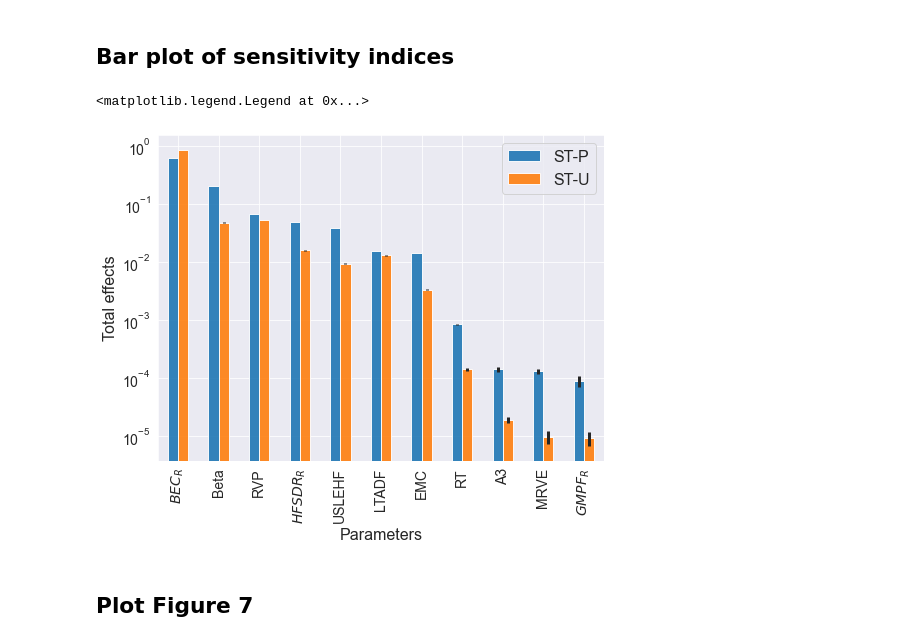
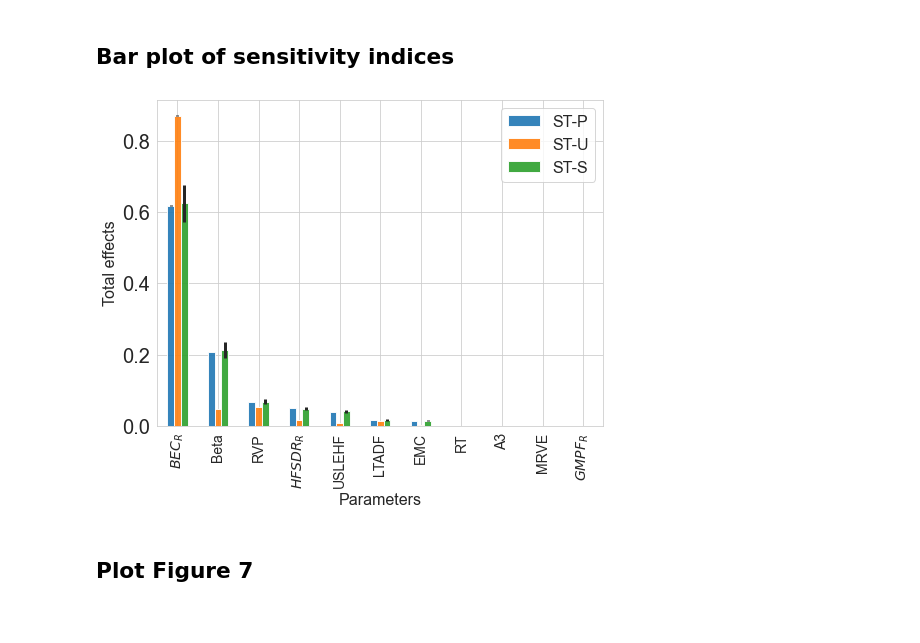
Before and after one commit to QianWanghhu/factor_fixing, a Jupyter notebook: qian_dev/visualization.ipynb, the cells around one changed output. Cells and saved outputs as stored; diff of their text form; code cells hidden in the pictures.

Commit message:
Plot sampling-based sensitivity  in notebook.

```diff
--- a/qian_dev/visualization.ipynb
+++ b/qian_dev/visualization.ipynb
@@ -33,29 +33,28 @@ def df_return(fp, fn):
 # %%
 # plot sensitivity for PCE with 11 parameters of Beta, Uniform dists
 filepath = '../output/adaptive/'
 df_plot = pd.read_csv(f'{filepath}sa_fig.csv', index_col= 'Unnamed: 0')
 cols = df_plot.columns
-legend = ['ST', 'ST_Uniform']
+legend = ['ST', 'ST_Uniform', 'ST_sampling']
 legend_low = [lab+'_lower' for lab in legend]
 legend_up = [lab+'_upper' for lab in legend]
 for lab in legend:
     df_plot.loc[:, f'{lab}_lower'] = df_plot.loc[:, lab] - df_plot.loc[:, f'{lab}_lower']
     df_plot.loc[:, f'{lab}_upper'] = df_plot.loc[:, f'{lab}_upper'] - df_plot.loc[:, lab]
 
 sns.set_style('whitegrid')
 ax = df_plot.plot(x='short_name', y=legend, kind='bar', figsize=(8,6),
                 yerr=df_plot.loc[:, [*legend_low, *legend_up]].T.values,
-                legend=True, logy=True, xticks=np.arange(df_plot.shape[0]), alpha=0.9)
+                legend=True, logy=False, xticks=np.arange(df_plot.shape[0]), alpha=0.9)
 ax.set_ylabel('Total effects', fontsize=16);
 ax.set_xlabel('Parameters', fontsize=16);
 xticks = df_plot.short_name.values
 xticks[0] = r'$BEC_R$'; xticks[3] = r'$HFSDR_R$'; xticks[-1] = r'$GMPF_R$'
 ax.set_xticklabels(df_plot.short_name.values, rotation=90, fontsize=14);
-ax.legend(['ST-P', 'ST-U'])
-plt.savefig(f'{filepath}figure/Figure5-log-bar.png', format='png', dpi=300, bbox_inches='tight')
+ax.legend(['ST-P', 'ST-U', 'ST-S'])
+plt.savefig(f'{filepath}figure/Figure5-linear-sampling.png', format='png', dpi=300, bbox_inches='tight')
 # %% [output]
-<matplotlib.legend.Legend at 0x...>
-[figure, old version]
+[figure, new version]
 # %% [markdown]
 ## Plot Figure 7
 # %%
```
Also changed, not shown: 1 other file.
